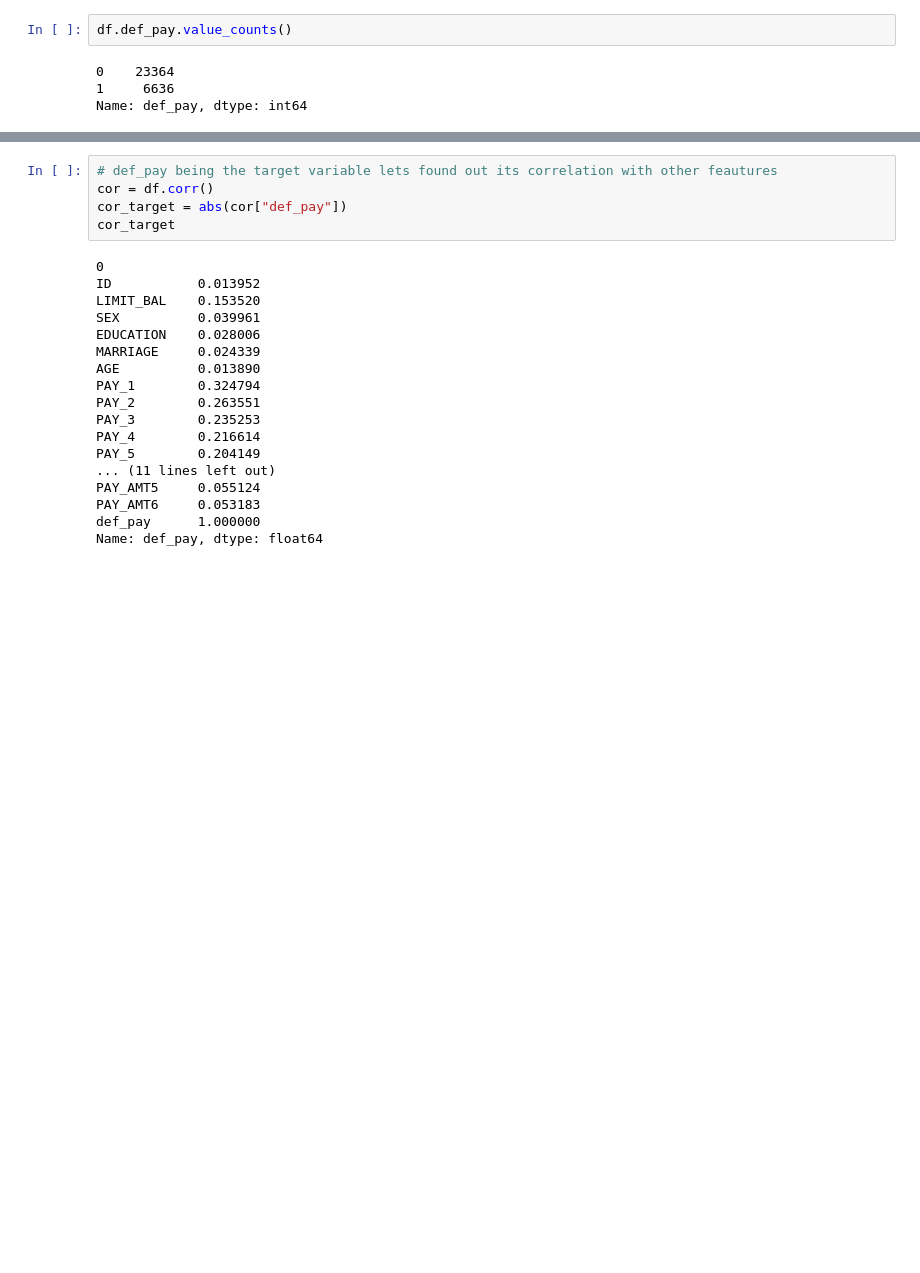
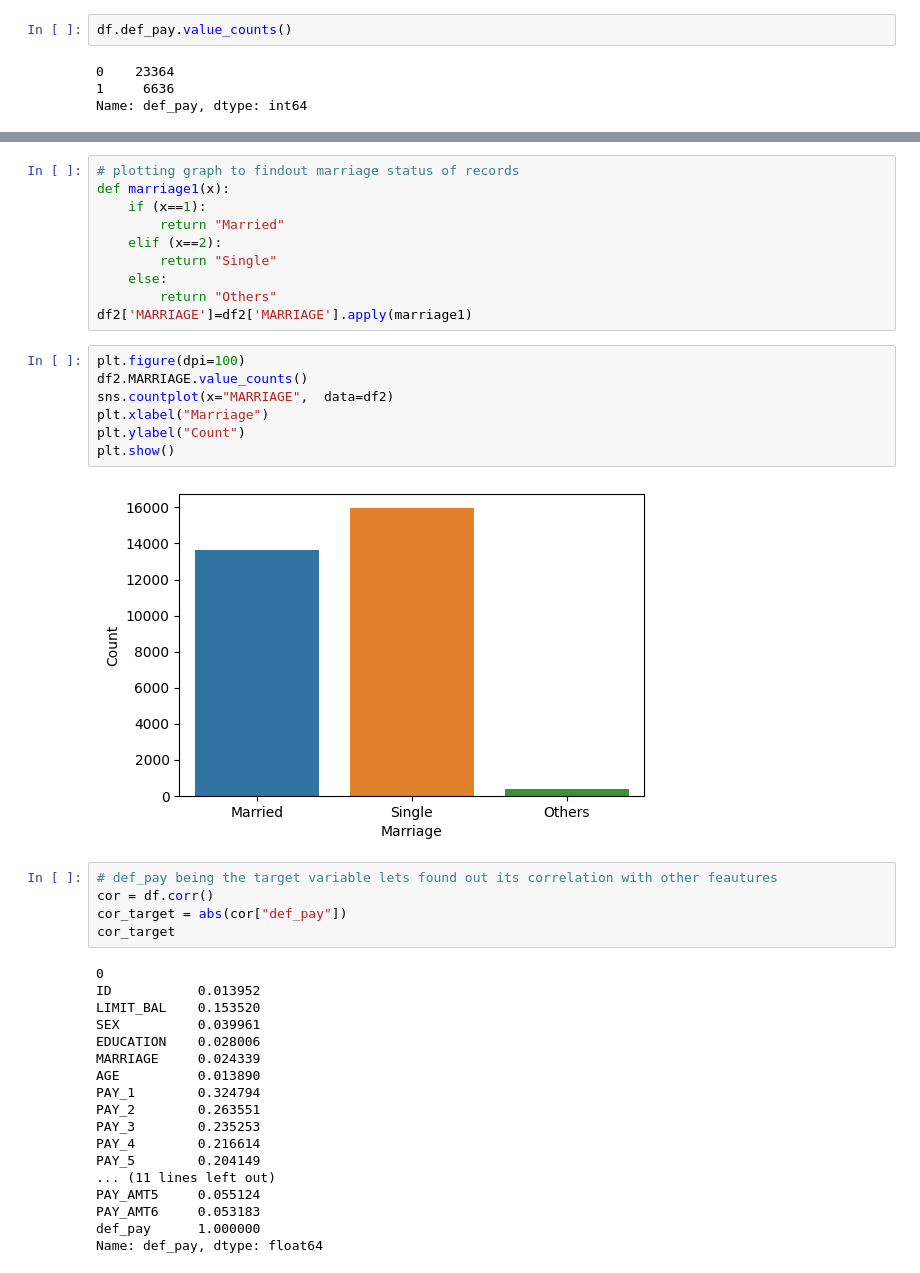
Before and after one commit to ekanshsinghrathore/Credit-Card-Default-Prediction, a Jupyter notebook: Credit_Card_Default_Prediction_Capstone_Project.ipynb, the cells around one changed output, grey strips where cells are left out. Drawn from its saved outputs; the diff is of its cells as text; blank space fills up the shorter version.

```diff
--- a/Credit_Card_Default_Prediction_Capstone_Project.ipynb
+++ b/Credit_Card_Default_Prediction_Capstone_Project.ipynb
@@ -189,3 +240,22 @@ Name: def_pay, dtype: int64
+# %%
+# plotting graph to findout marriage status of records
+def marriage1(x):
+    if (x==1):
+        return "Married"
+    elif (x==2):
+        return "Single"
+    else:
+        return "Others"
+df2['MARRIAGE']=df2['MARRIAGE'].apply(marriage1)
+# %%
+plt.figure(dpi=100)
+df2.MARRIAGE.value_counts()
+sns.countplot(x="MARRIAGE",  data=df2)
+plt.xlabel("Marriage")
+plt.ylabel("Count")
+plt.show()
+# %% [output]
+[figure, added]
 # %%
 # def_pay being the target variable lets found out its correlation with other feautures
 cor = df.corr()
```
Also changed, not shown: parts of 19 cells of this notebook.
